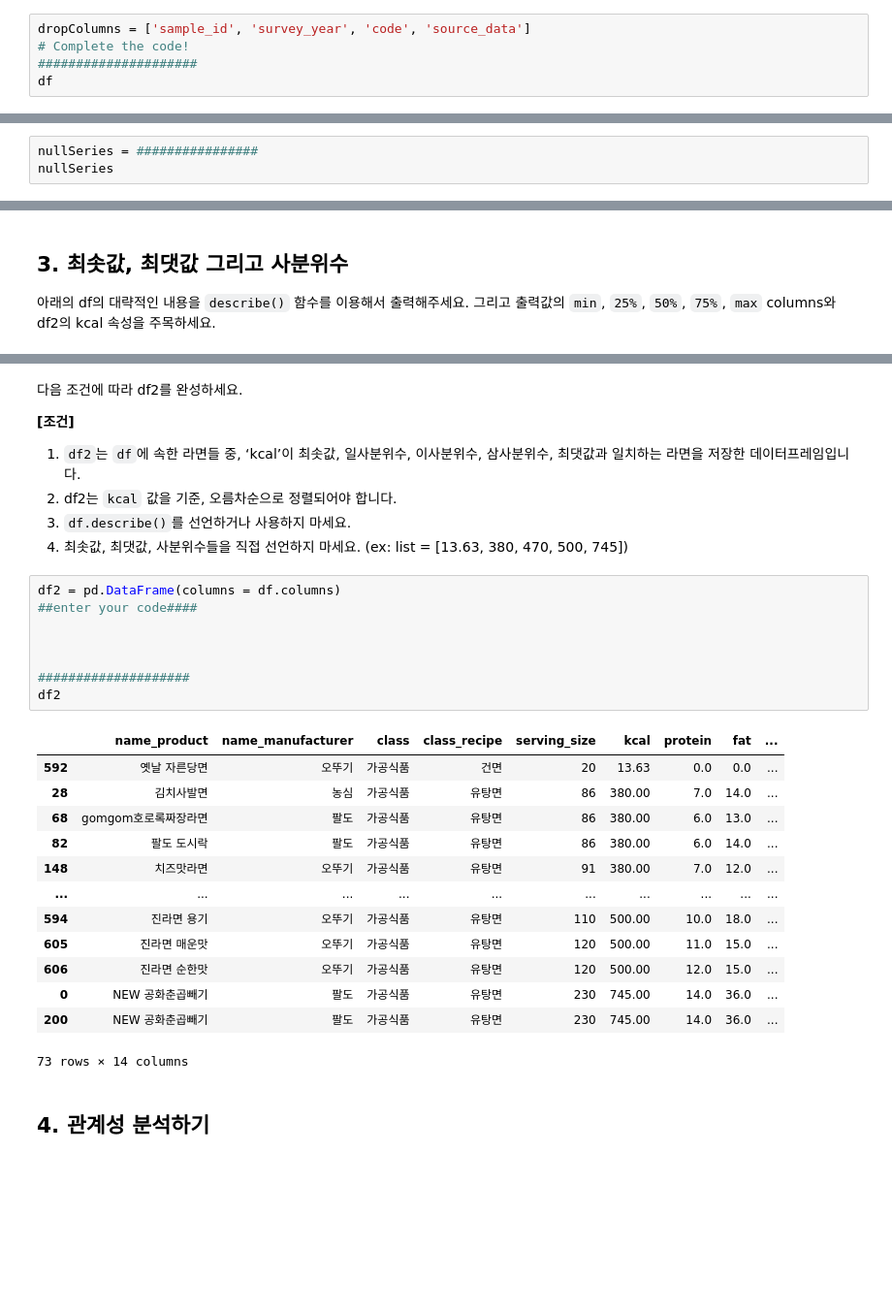
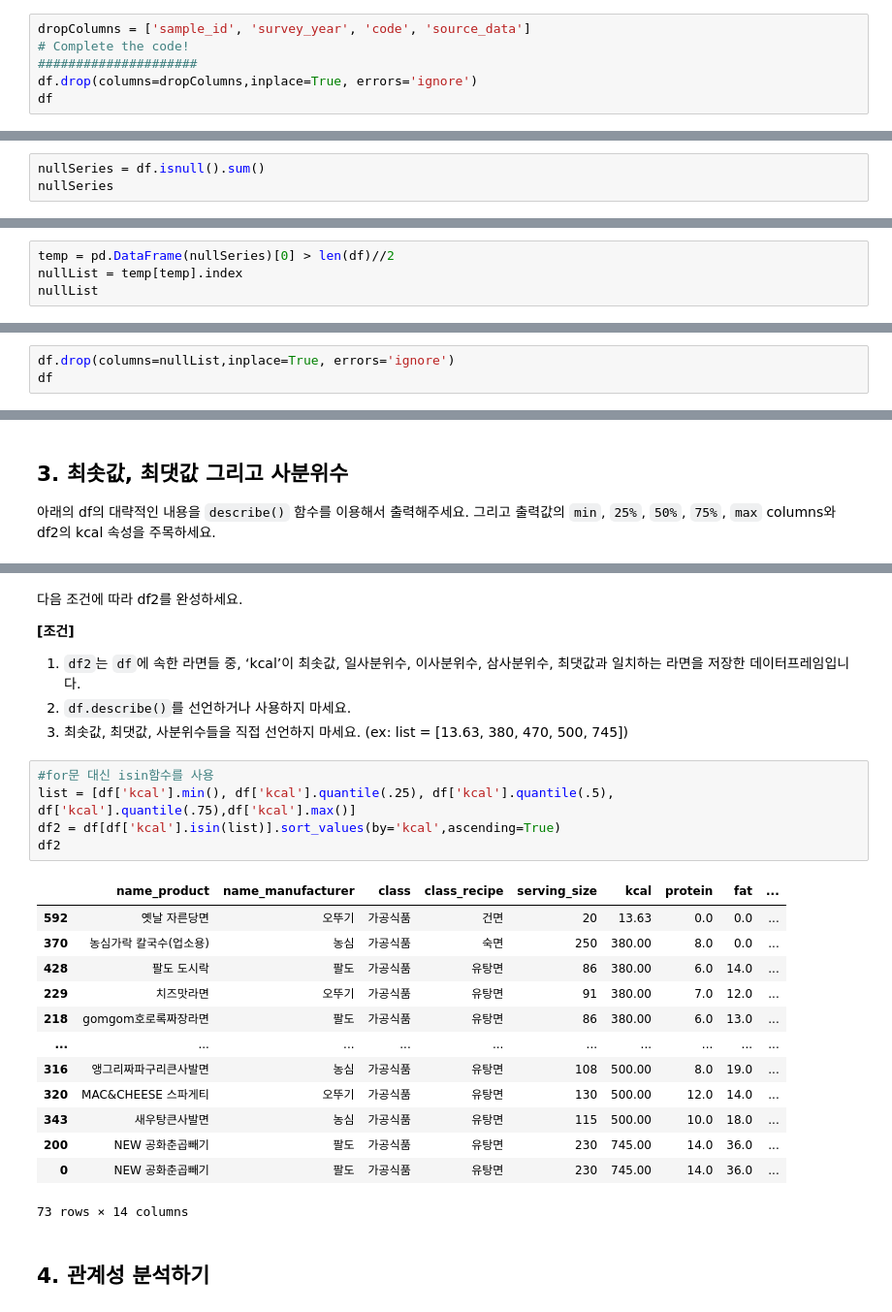
Before and after one commit to GunHeeJoe/DAP_2022, a Jupyter notebook: lecture3.ipynb, the cells around one changed output, grey strips where cells are left out. Shown: that part at 97% size. Saved outputs shown, nothing was run; the diff lists cells and outputs as text; blank space fills up the shorter version.

```diff
--- a/lecture3.ipynb
+++ b/lecture3.ipynb
@@ -314,6 +313,7 @@ pandas.DataFrame.drop: https://pandas.pydata.org/docs/reference/api/pandas.DataF
 dropColumns = ['sample_id', 'survey_year', 'code', 'source_data']
 # Complete the code!
 #####################
+df.drop(columns=dropColumns,inplace=True, errors='ignore')
 df
 # %% [output]
 |  | name_product | name_manufacturer | class | class_recipe | serving_size | kcal | kj | protein | ... |
@@ -343,7 +343,7 @@ df
 
 저번 실습에서 한 번 해보셨기 때문에 쉽게 하실 수 있을 것입니다!
 # %%
-nullSeries = ################
+nullSeries = df.isnull().sum()
 nullSeries
 # %% [output]
 name_product           0
@@ -381,0 +377,4 @@ nullList
+# %%
+temp = pd.DataFrame(nullSeries)[0] > len(df)//2
+nullList = temp[temp].index
+nullList
@@ -400,0 +385,3 @@ df
+# %%
+df.drop(columns=nullList,inplace=True, errors='ignore')
+df
@@ -419,31 +420,27 @@ df
 
 **[조건]**
 1. `df2`는 `df`에 속한 라면들 중, ‘kcal’이 최솟값, 일사분위수, 이사분위수, 삼사분위수, 최댓값과 일치하는 라면을 저장한 데이터프레임입니다.
-2. df2는 `kcal` 값을 기준, 오름차순으로 정렬되어야 합니다.
-3. `df.describe()`를 선언하거나 사용하지 마세요.
-4. 최솟값, 최댓값, 사분위수들을 직접 선언하지 마세요. (ex: list = [13.63, 380, 470, 500, 745])
+2. `df.describe()`를 선언하거나 사용하지 마세요.
+3. 최솟값, 최댓값, 사분위수들을 직접 선언하지 마세요. (ex: list = [13.63, 380, 470, 500, 745])
-# %%
-df2 = pd.DataFrame(columns = df.columns)
-##enter your code####
-
-
-
-####################
-df2
-# %% [output]
-|  | name_product | name_manufacturer | class | class_recipe | serving_size | kcal | protein | fat | ... |
-| 592 | 옛날 자른당면 | 오뚜기 | 가공식품 | 건면 | 20 | 13.63 | 0.0 | 0.0 | ... |
-| 28 | 김치사발면 | 농심 | 가공식품 | 유탕면 | 86 | 380.00 | 7.0 | 14.0 | ... |
-| 68 | gomgom호로록짜장라면 | 팔도 | 가공식품 | 유탕면 | 86 | 380.00 | 6.0 | 13.0 | ... |
-| 82 | 팔도 도시락 | 팔도 | 가공식품 | 유탕면 | 86 | 380.00 | 6.0 | 14.0 | ... |
-| 148 | 치즈맛라면 | 오뚜기 | 가공식품 | 유탕면 | 91 | 380.00 | 7.0 | 12.0 | ... |
-| ... | ... | ... | ... | ... | ... | ... | ... | ... | ... |
-| 594 | 진라면 용기 | 오뚜기 | 가공식품 | 유탕면 | 110 | 500.00 | 10.0 | 18.0 | ... |
-| 605 | 진라면 매운맛 | 오뚜기 | 가공식품 | 유탕면 | 120 | 500.00 | 11.0 | 15.0 | ... |
-| 606 | 진라면 순한맛 | 오뚜기 | 가공식품 | 유탕면 | 120 | 500.00 | 12.0 | 15.0 | ... |
-| 0 | NEW 공화춘곱빼기 | 팔도 | 가공식품 | 유탕면 | 230 | 745.00 | 14.0 | 36.0 | ... |
-| 200 | NEW 공화춘곱빼기 | 팔도 | 가공식품 | 유탕면 | 230 | 745.00 | 14.0 | 36.0 | ... |
-73 rows × 14 columns
+# %%
+#for문 대신 isin함수를 사용
+list = [df['kcal'].min(), df['kcal'].quantile(.25), df['kcal'].quantile(.5), df['kcal'].quantile(.75),df['kcal'].max()]
+df2 = df[df['kcal'].isin(list)].sort_values(by='kcal',ascending=True)
+df2
+# %% [output]
+|  | name_product | name_manufacturer | class | class_recipe | serving_size | kcal | protein | fat | ... |
+| 592 | 옛날 자른당면 | 오뚜기 | 가공식품 | 건면 | 20 | 13.63 | 0.0 | 0.0 | ... |
+| 370 | 농심가락 칼국수(업소용) | 농심 | 가공식품 | 숙면 | 250 | 380.00 | 8.0 | 0.0 | ... |
+| 428 | 팔도 도시락 | 팔도 | 가공식품 | 유탕면 | 86 | 380.00 | 6.0 | 14.0 | ... |
+| 229 | 치즈맛라면 | 오뚜기 | 가공식품 | 유탕면 | 91 | 380.00 | 7.0 | 12.0 | ... |
+| 218 | gomgom호로록짜장라면 | 팔도 | 가공식품 | 유탕면 | 86 | 380.00 | 6.0 | 13.0 | ... |
+| ... | ... | ... | ... | ... | ... | ... | ... | ... | ... |
+| 316 | 앵그리짜파구리큰사발면 | 농심 | 가공식품 | 유탕면 | 108 | 500.00 | 8.0 | 19.0 | ... |
+| 320 | MAC&CHEESE 스파게티 | 오뚜기 | 가공식품 | 유탕면 | 130 | 500.00 | 12.0 | 14.0 | ... |
+| 343 | 새우탕큰사발면 | 농심 | 가공식품 | 유탕면 | 115 | 500.00 | 10.0 | 18.0 | ... |
+| 200 | NEW 공화춘곱빼기 | 팔도 | 가공식품 | 유탕면 | 230 | 745.00 | 14.0 | 36.0 | ... |
+| 0 | NEW 공화춘곱빼기 | 팔도 | 가공식품 | 유탕면 | 230 | 745.00 | 14.0 | 36.0 | ... |
+73 rows × 14 columns
 # %% [markdown]
 ## 4. 관계성 분석하기
 # %% [markdown]
```
Also changed, not shown: parts of 33 cells of this notebook.
